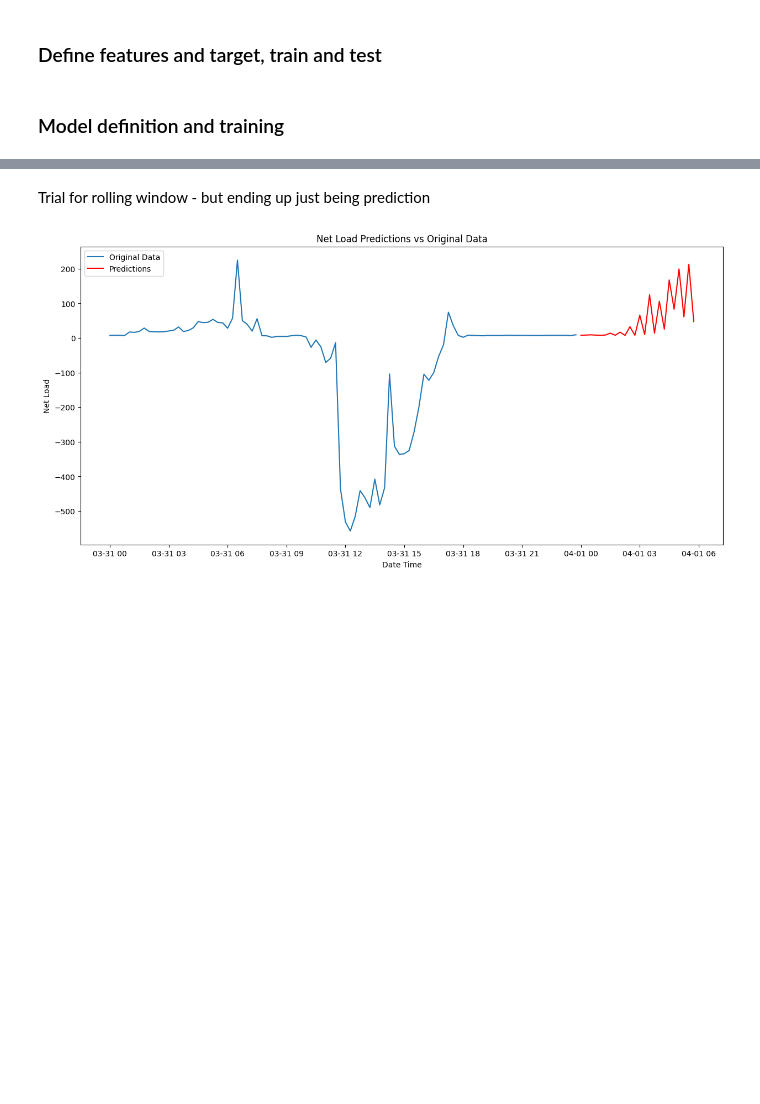
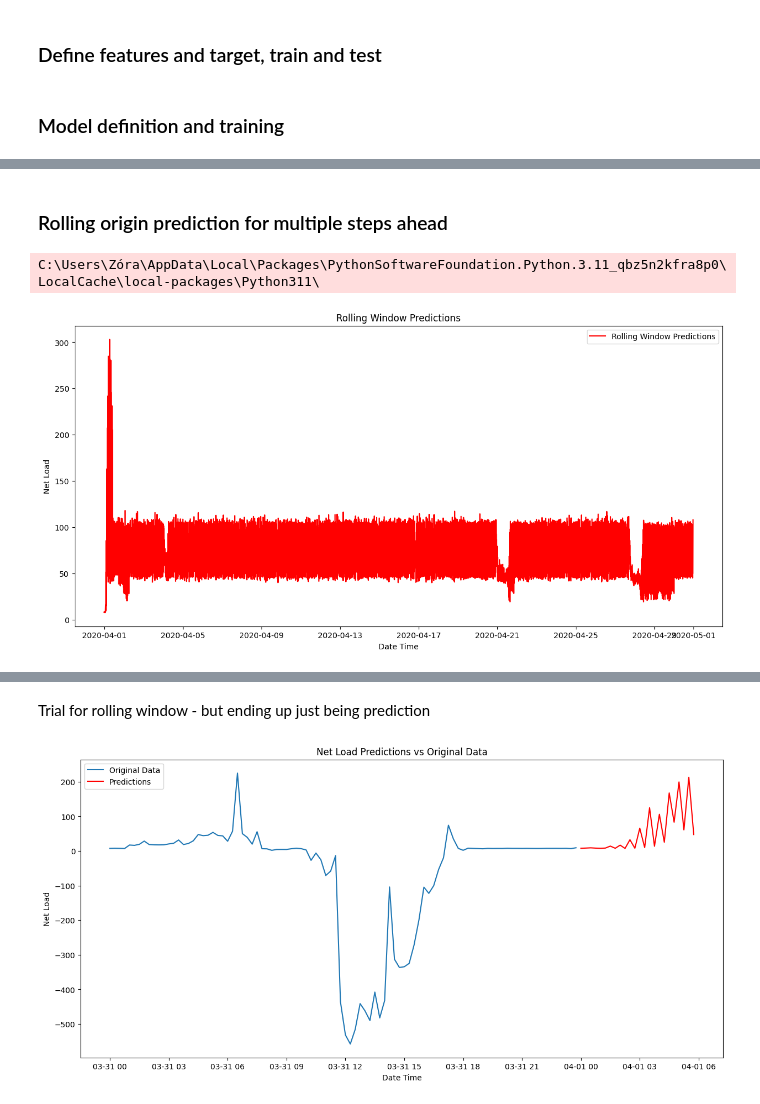
Before and after one commit to dguiraldes/aml_project, a Jupyter notebook: Zora RF_5_lags.ipynb, the cells around one changed output, grey strips where cells are left out. Cells and saved outputs as stored; diff of their text form; code cells hidden in the pictures; blank space fills up the shorter version.

```diff
--- a/Zora RF_5_lags.ipynb
+++ b/Zora RF_5_lags.ipynb
@@ -374 +402,69 @@ plt.show()
+# %% [markdown]
+### Rolling origin prediction for multiple steps ahead
+# %%
+import pandas as pd
+import matplotlib.pyplot as plt
+
+def rolling_window_predictions(model, full_series, steps_ahead, lags):
+    """
+    Generate rolling window predictions for a specified number of steps ahead.
+
+    :param model: The pre-trained machine learning model.
+    :param full_series: Complete time series data, containing both training and (optionally) test data.
+    :param steps_ahead: Number of future steps to predict.
+    :param lags: List of integers representing the lag intervals.
+    :return: A tuple (predictions, prediction_series) containing the list of prediction values and
+             the corresponding pandas Series with timestamps.
+    """
+    # Initialize the initial time series for rolling predictions
+    initial_ts = full_series[-max(lags):]
+
+    # Store the out-of-sample predictions
+    predictions = []
+
+    # Iterate to predict the specified number of steps ahead
+    for step in range(steps_ahead):
+        # Get the input features for the current prediction
+        input_features = get_input(initial_ts, lags).reshape(1, -1)
+
+        # Predict the next time step and store the prediction
+        pred = model.predict(input_features)[0]
+        predictions.append(pred)
+
+        # Append the predicted value to roll the window forward
+        initial_ts = pd.concat([initial_ts, pd.Series([pred])], ignore_index=True)
+
+        # Ensure that initial_ts only contains the most recent data needed for the next prediction
+        if len(initial_ts) > max(lags):
+            initial_ts = initial_ts.tail(max(lags))
+
+    # Generate the datetime index for the prediction series
+    last_timestamp = full_series.index[-1]
+    prediction_index = pd.date_range(start=last_timestamp, periods=steps_ahead, freq='15T')
+
+    # Create the prediction series
+    prediction_series = pd.Series(data=predictions, index=prediction_index)
+
+    # Plot the prediction series
+    plt.figure(figsize=(15, 7))
+    plt.plot(prediction_series.index, prediction_series, label='Rolling Window Predictions', color='red')
+    plt.legend()
+    plt.xlabel('Date Time')
+    plt.ylabel('Net Load')
+    plt.title('Rolling Window Predictions')
+    plt.show()
+
+    return predictions, prediction_series
+
+# Usage example:
+# rf_model - your pre-trained RandomForestRegressor
+# df_main['net_load'] - the full series including training data
+# steps_ahead - how far into the future you want to predict
+# lags - the lags used for predictions
+
+# Example call to the function:
+predicted_values, prediction_series = rolling_window_predictions(rf, df_main['net_load'], steps_ahead=30*24*4, lags=[1,2,3,96,192])
+# %% [output]
+C:\Users\Zóra\AppData\Local\Packages\PythonSoftwareFoundation.Python.3.11_qbz5n2kfra8p0\LocalCache\local-packages\Python311\
+[figure, added]
 # %%
```
Also changed, not shown: parts of 19 cells of this notebook.
